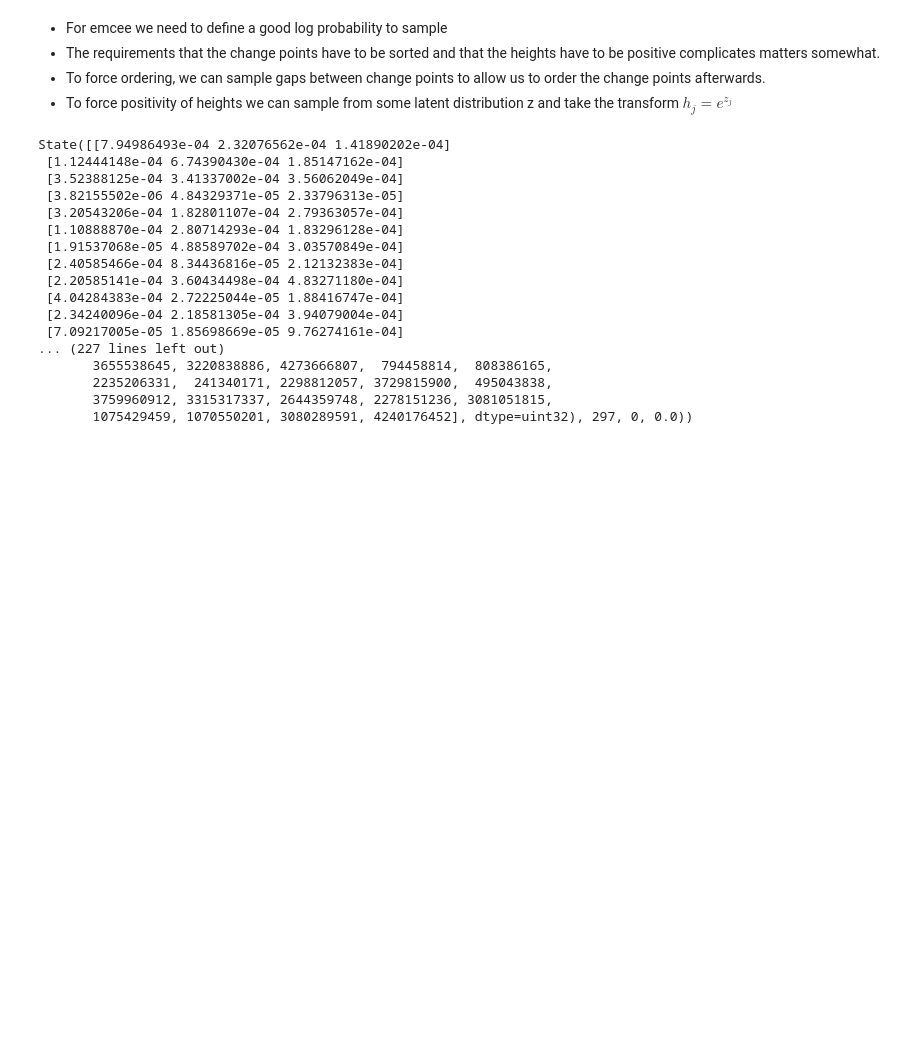
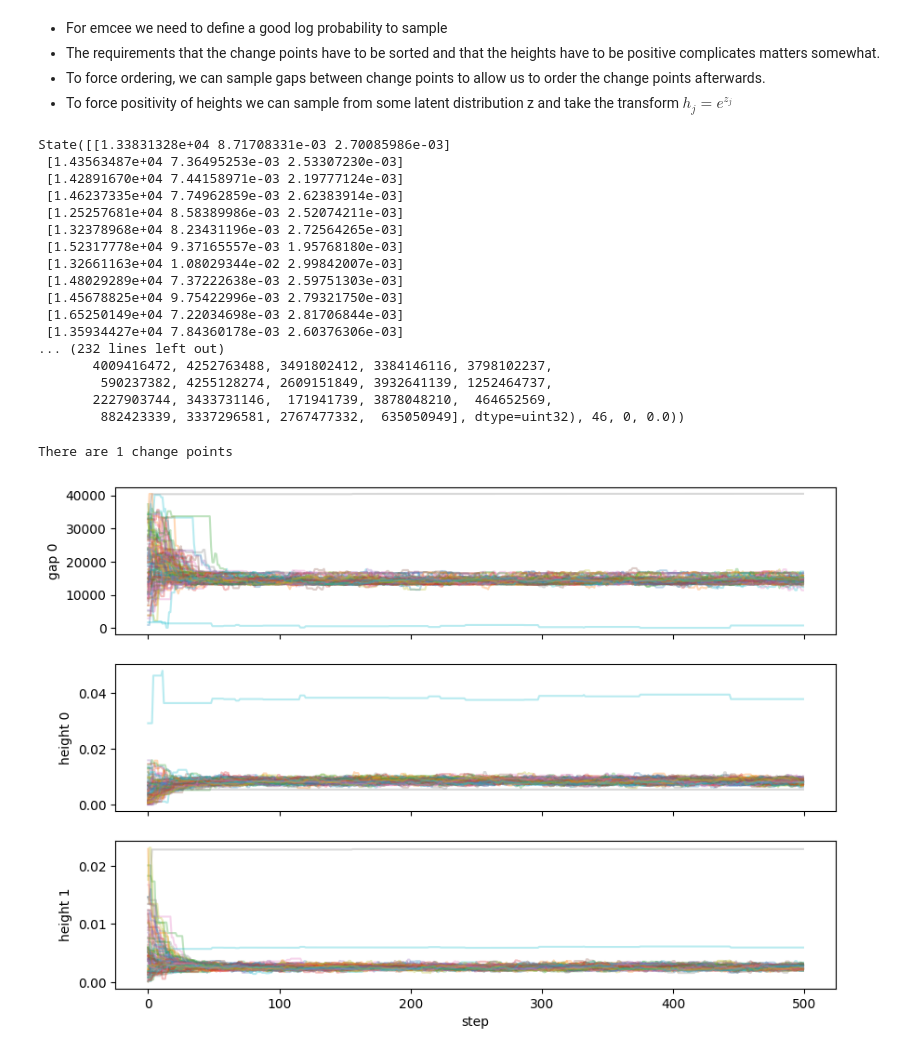
Before and after one commit to JoeyWee1/S2_Coal_Mining_Bayesian_Stats, a Jupyter notebook: C2CW.ipynb, the cells around one changed output. Drawn from its saved outputs; the diff is of its cells as text; code cells hidden in the pictures; blank space fills up the shorter version.

Commit message:
MCMC works now add corner plot and write up

```diff
--- a/C2CW.ipynb
+++ b/C2CW.ipynb
@@ -358,36 +321,38 @@ nwalkers = 100
 initial_positions = np.ones((nwalkers, ndim)) # shape (nwalkers, ndim)
 for w in range(nwalkers):
     # k positive gaps summing to L
-    gaps = rng.dirichlet(np.ones(k) * 2.0) * 40550
+    gaps = rng.dirichlet(np.ones(k+1) * 2.0) * 40550
+    gaps = gaps[:-1] # drop the final gap since it's implied by the others
 
     # k+1 positive heights from the prior
     heights = rng.exponential(scale=1/200, size=k+1)
 
     initial_positions[w] = np.concatenate([gaps, heights])
 
+# move = emcee.moves.GaussianMove(cov=np.diag([1000]*k + [0.01]*(k+1))) # tune the proposal covariance for better acceptance
 sampler = emcee.EnsembleSampler(
     nwalkers,
     ndim,
     LnPost,
-    args=[cumulative_days]
+    args=[cumulative_days],
 )
 
-sampler.run_mcmc(initial_positions, 1000, progress=True)
+sampler.run_mcmc(initial_positions, 10000, progress=True)
 # %% [output]
-State([[7.94986493e-04 2.32076562e-04 1.41890202e-04]
- [1.12444148e-04 6.74390430e-04 1.85147162e-04]
- [3.52388125e-04 3.41337002e-04 3.56062049e-04]
- [3.82155502e-06 4.84329371e-05 2.33796313e-05]
- [3.20543206e-04 1.82801107e-04 2.79363057e-04]
- [1.10888870e-04 2.80714293e-04 1.83296128e-04]
- [1.91537068e-05 4.88589702e-04 3.03570849e-04]
- [2.40585466e-04 8.34436816e-05 2.12132383e-04]
- [2.20585141e-04 3.60434498e-04 4.83271180e-04]
- [4.04284383e-04 2.72225044e-05 1.88416747e-04]
- [2.34240096e-04 2.18581305e-04 3.94079004e-04]
- [7.09217005e-05 1.85698669e-05 9.76274161e-04]
-... (227 lines left out)
-       3655538645, 3220838886, 4273666807,  794458814,  808386165,
-       2235206331,  241340171, 2298812057, 3729815900,  495043838,
-       3759960912, 3315317337, 2644359748, 2278151236, 3081051815,
-       1075429459, 1070550201, 3080289591, 4240176452], dtype=uint32), 297, 0, 0.0))
+State([[1.33831328e+04 8.71708331e-03 2.70085986e-03]
+ [1.43563487e+04 7.36495253e-03 2.53307230e-03]
+ [1.42891670e+04 7.44158971e-03 2.19777124e-03]
+ [1.46237335e+04 7.74962859e-03 2.62383914e-03]
+ [1.25257681e+04 8.58389986e-03 2.52074211e-03]
+ [1.32378968e+04 8.23431196e-03 2.72564265e-03]
+ [1.52317778e+04 9.37165557e-03 1.95768180e-03]
+ [1.32661163e+04 1.08029344e-02 2.99842007e-03]
+ [1.48029289e+04 7.37222638e-03 2.59751303e-03]
+ [1.45678825e+04 9.75422996e-03 2.79321750e-03]
+ [1.65250149e+04 7.22034698e-03 2.81706844e-03]
+ [1.35934427e+04 7.84360178e-03 2.60376306e-03]
+... (232 lines left out)
+       4009416472, 4252763488, 3491802412, 3384146116, 3798102237,
+        590237382, 4255128274, 2609151849, 3932641139, 1252464737,
+       2227903744, 3433731146,  171941739, 3878048210,  464652569,
+        882423339, 3337296581, 2767477332,  635050949], dtype=uint32), 46, 0, 0.0))
@@ -395,0 +359,18 @@ State([[7.94986493e-04 2.32076562e-04 1.41890202e-04]
+# %%
+print(f"There are {k} change points")
+
+fig, axes = plt.subplots(ndim, figsize=(10, 7), sharex=True)
+samples = sampler.get_chain()
+
+labels = [f"gap {i}" for i in range(k)] + [f"height {j}" for j in range(k+1)]
+
+for i in range(ndim):
+    ax = axes[i]
+    ax.plot(samples[:500,  :, i], alpha=0.3)
+    ax.set_ylabel(labels[i])
+
+axes[-1].set_xlabel("step")
+plt.show()
+# %% [output]
+There are 1 change points
+[figure, added]
```
Also changed, not shown: parts of 5 cells of this notebook.
